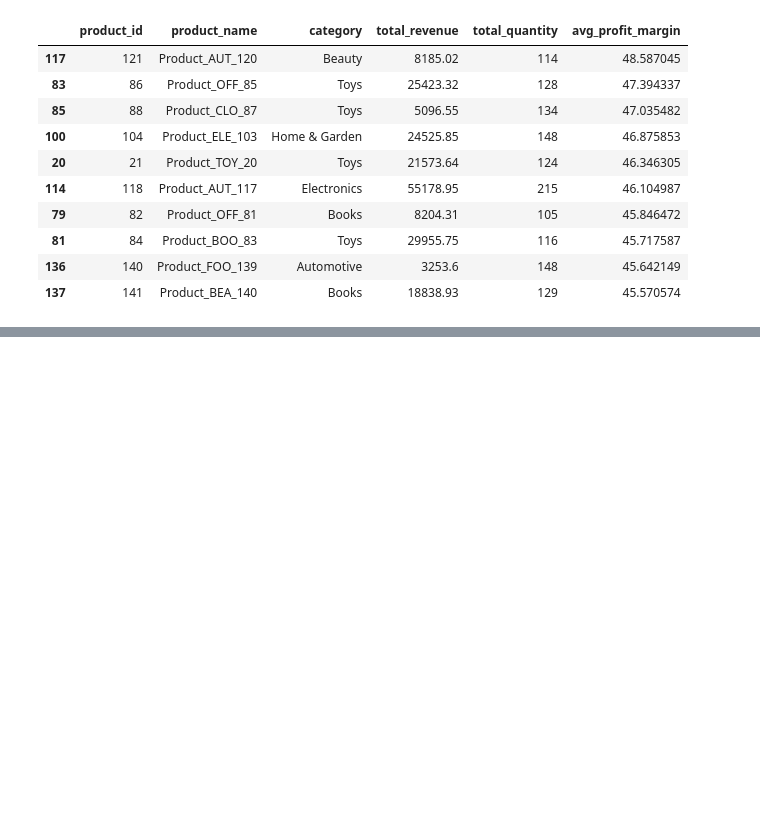
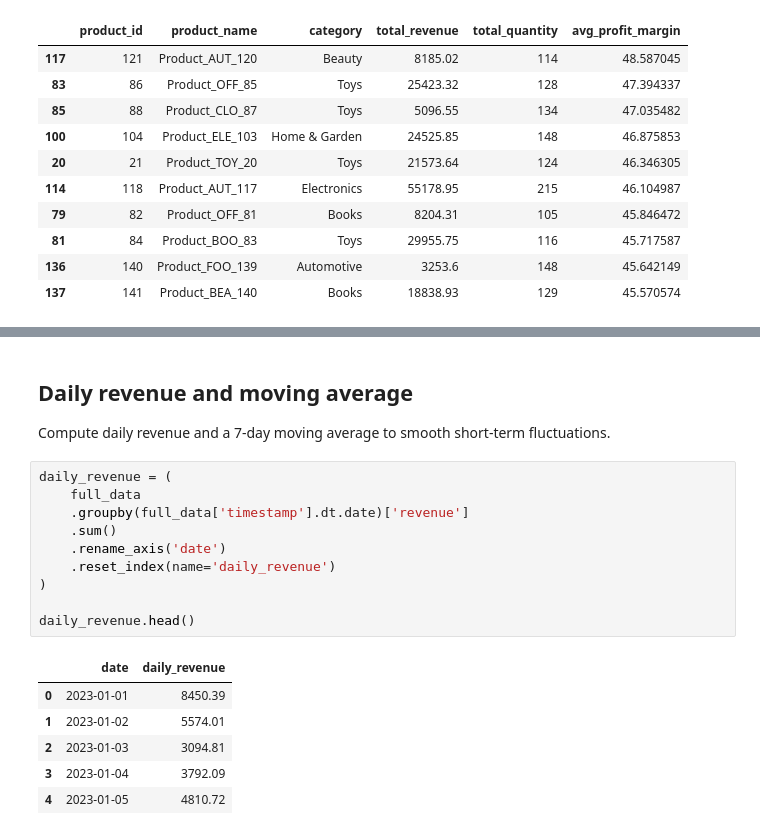
Before and after one commit to saads4/InIT_AI_Task, a Jupyter notebook: Data_processing.ipynb, the cells around one changed output, grey strips where cells are left out. Cells and saved outputs as stored; diff of their text form; blank space fills up the shorter version.

```diff
--- a/Data_processing.ipynb
+++ b/Data_processing.ipynb
@@ -384,0 +445,20 @@ display(top_by_profit_margin)
+# %% [markdown]
+## Daily revenue and moving average
+Compute daily revenue and a 7-day moving average to smooth short-term fluctuations.
+# %%
+daily_revenue = (
+    full_data
+    .groupby(full_data['timestamp'].dt.date)['revenue']
+    .sum()
+    .rename_axis('date')
+    .reset_index(name='daily_revenue')
+)
+
+daily_revenue.head()
+# %% [output]
+|  | date | daily_revenue |
+| 0 | 2023-01-01 | 8450.39 |
+| 1 | 2023-01-02 | 5574.01 |
+| 2 | 2023-01-03 | 3094.81 |
+| 3 | 2023-01-04 | 3792.09 |
+| 4 | 2023-01-05 | 4810.72 |
```
Also changed, not shown: parts of 23 cells of this notebook, 2 other files.
